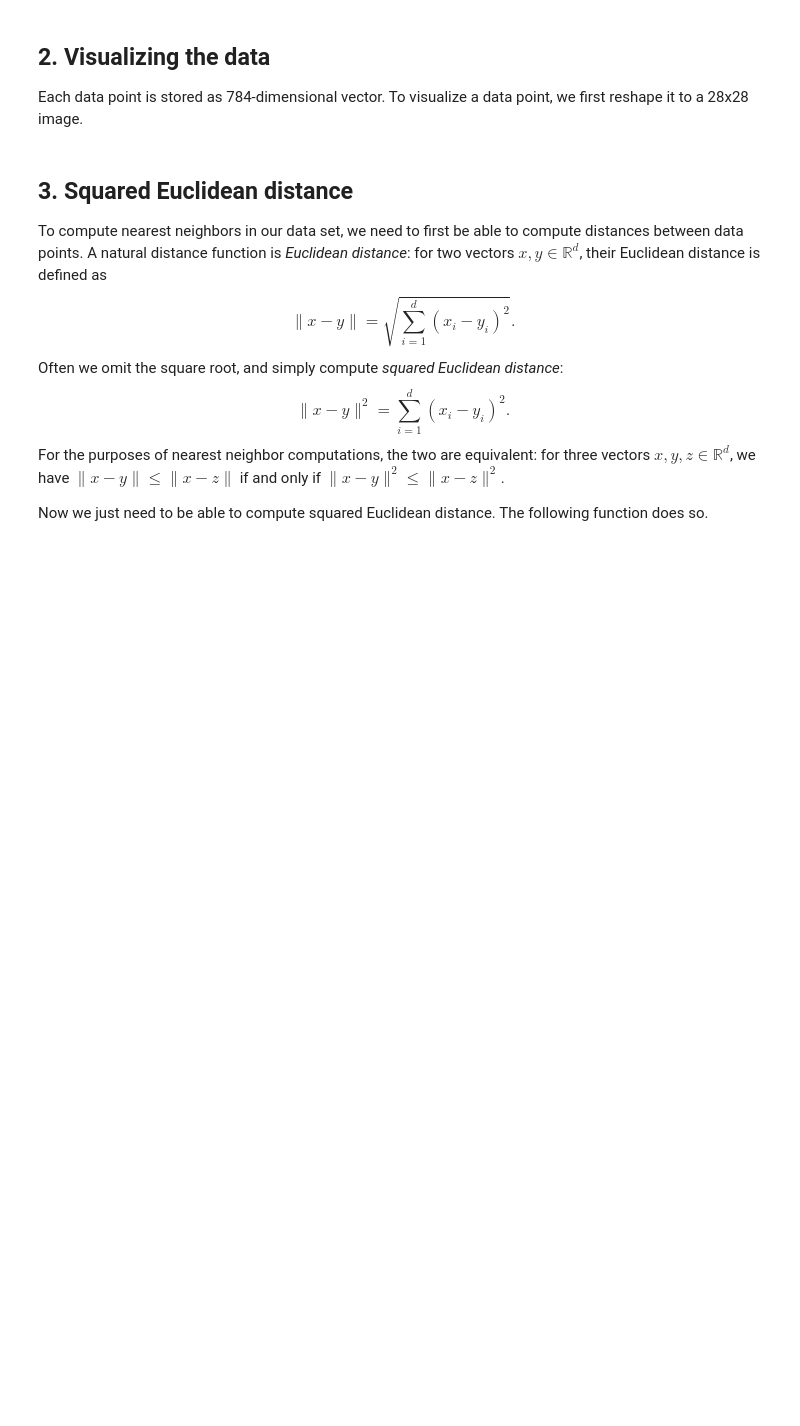
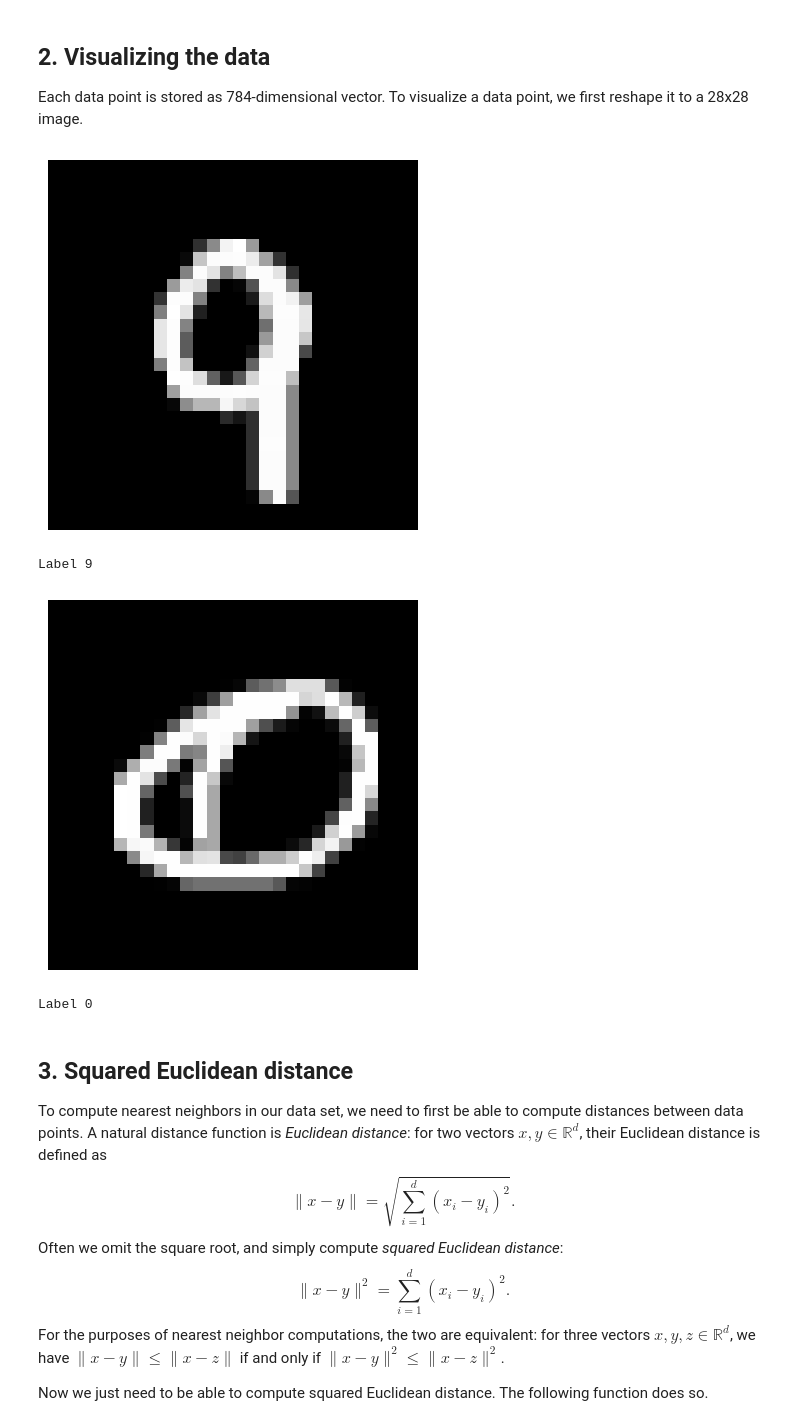
Before and after one commit to 0tv0renakniga/ds_masters, a Jupyter notebook: dsc_255/module_1/assignments/hw1-notebook/nn-mnist.ipynb, the cells around one changed output. Cells and saved outputs as stored; diff of their text form; code cells hidden in the pictures; blank space fills up the shorter version.

```diff
--- a/dsc_255/module_1/assignments/hw1-notebook/nn-mnist.ipynb
+++ b/dsc_255/module_1/assignments/hw1-notebook/nn-mnist.ipynb
@@ -47,27 +58,32 @@ Each data point is stored as 784-dimensional vector. To visualize a data point,
 # %%
 ## Define a function that displays a digit given its vector representation
 def show_digit(x):
     plt.axis('off')
     plt.imshow(x.reshape((28,28)), cmap=plt.cm.gray)
     plt.show()
     return
 
 ## Define a function that takes an index into a particular data set ("train" or "test") and displays that image.
 def vis_image(index, dataset="train"):
     if(dataset=="train"):
         show_digit(train_data[index,])
         label = train_labels[index]
     else:
         show_digit(test_data[index,])
         label = test_labels[index]
     print("Label " + str(label))
     return
 
 ## View the first data point in the training set
 vis_image(0, "train")
 
 ## Now view the first data point in the test set
-vis_image(0, "test")
+vis_image(99, "test")
+# %% [output]
+[figure, added]
+Label 9
+[figure, added]
+Label 0
 # %% [markdown]
 ## 3. Squared Euclidean distance
 
```
Also changed, not shown: parts of 16 cells of this notebook.
